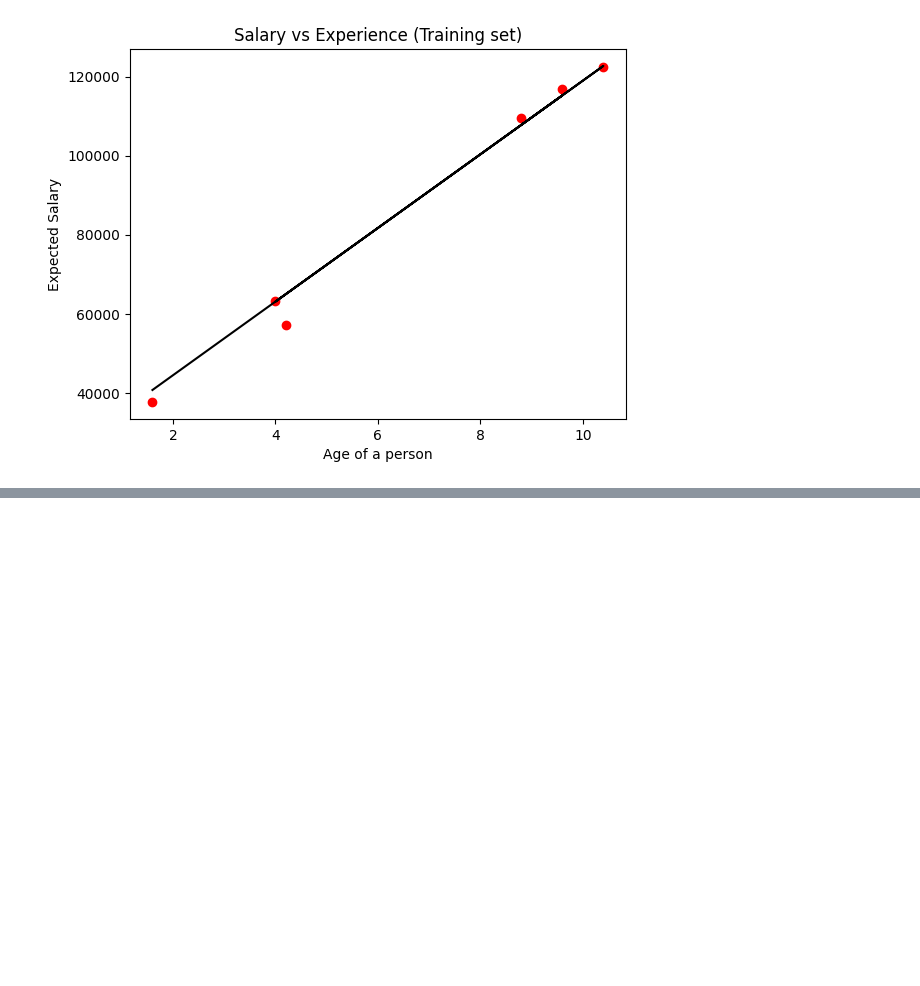
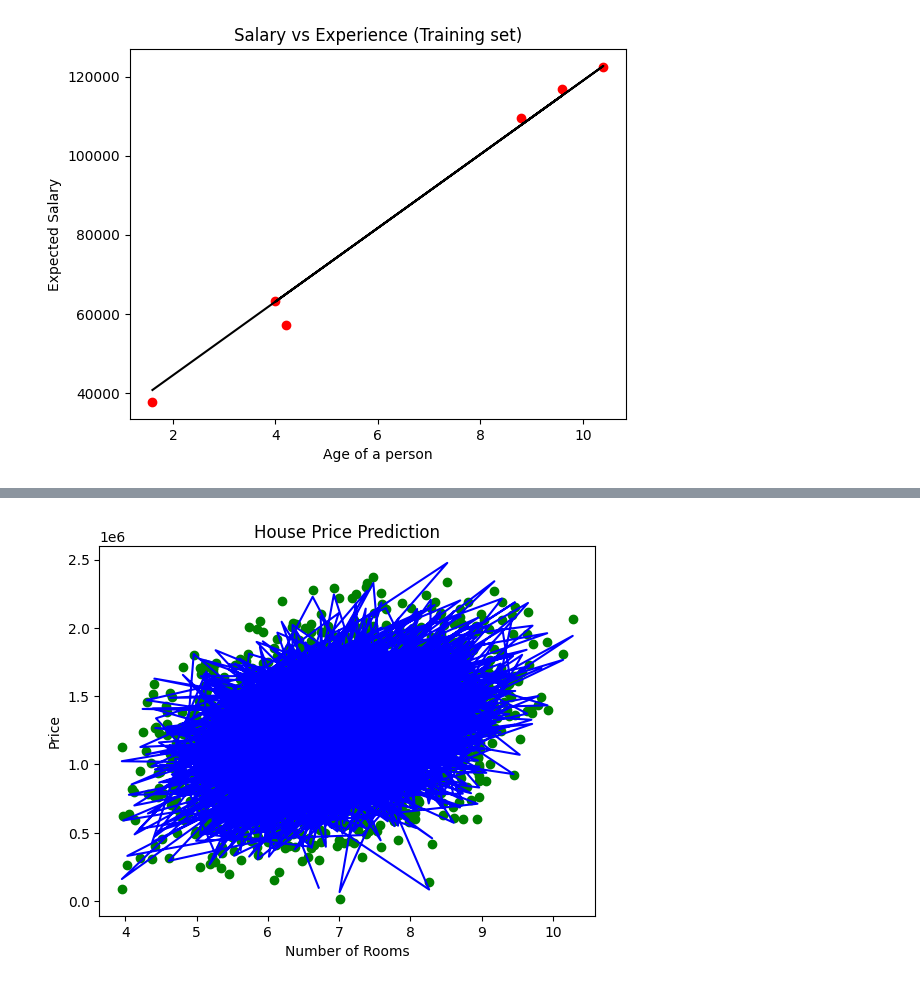
Before and after one commit to atharvadesai1/Datsets-Regressions-, a Jupyter notebook: regression_ml.ipynb, the cells around one changed output, grey strips where cells are left out. Cells and saved outputs as stored; diff of their text form; code cells hidden in the pictures; blank space fills up the shorter version.

```diff
--- a/regression_ml.ipynb
+++ b/regression_ml.ipynb
@@ -55,0 +125,9 @@ plt.show()
+# %%
+plt.scatter(x_train[:,2],y_train,color='green')
+plt.plot(x_train[:,2], regressor1.predict(x_train), color='blue')
+plt.xlabel('Number of Rooms')
+plt.ylabel('Price')
+plt.title('House Price Prediction')
+plt.show()
+# %% [output]
+[figure, added]
```
Also changed, not shown: parts of 31 cells of this notebook.
